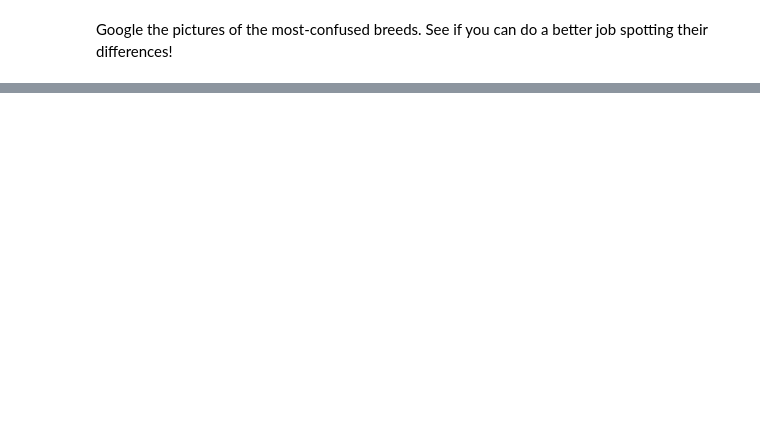
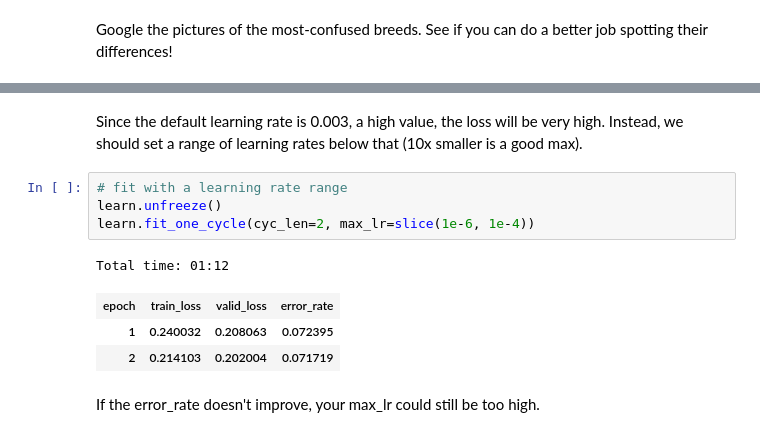
Before and after one commit to ericlingit/fastai-notes, a Jupyter notebook: practice/lesson1v3-code-practice-part-A-Answer.ipynb, the cells around one changed output, grey strips where cells are left out. Drawn from its saved outputs; the diff is of its cells as text; blank space fills up the shorter version.

Commit message:
Added Unfreeze and finetune section

```diff
--- a/practice/lesson1v3-code-practice-part-A-Answer.ipynb
+++ b/practice/lesson1v3-code-practice-part-A-Answer.ipynb
@@ -189,0 +248,13 @@ Google the pictures of the most-confused breeds. See if you can do a better job
+# %% [markdown]
+Since the default learning rate is 0.003, a high value, the loss will be very high. Instead, we should set a range of learning rates below that (10x smaller is a good max).
+# %%
+# fit with a learning rate range
+learn.unfreeze()
+learn.fit_one_cycle(cyc_len=2, max_lr=slice(1e-6, 1e-4))
+# %% [output]
+Total time: 01:12
+| epoch | train_loss | valid_loss | error_rate |
+| 1 | 0.240032 | 0.208063 | 0.072395 |
+| 2 | 0.214103 | 0.202004 | 0.071719 |
+# %% [markdown]
+If the error_rate doesn't improve, your max_lr could still be too high.
```
Also changed, not shown: parts of 13 cells of this notebook, 1 other file.
